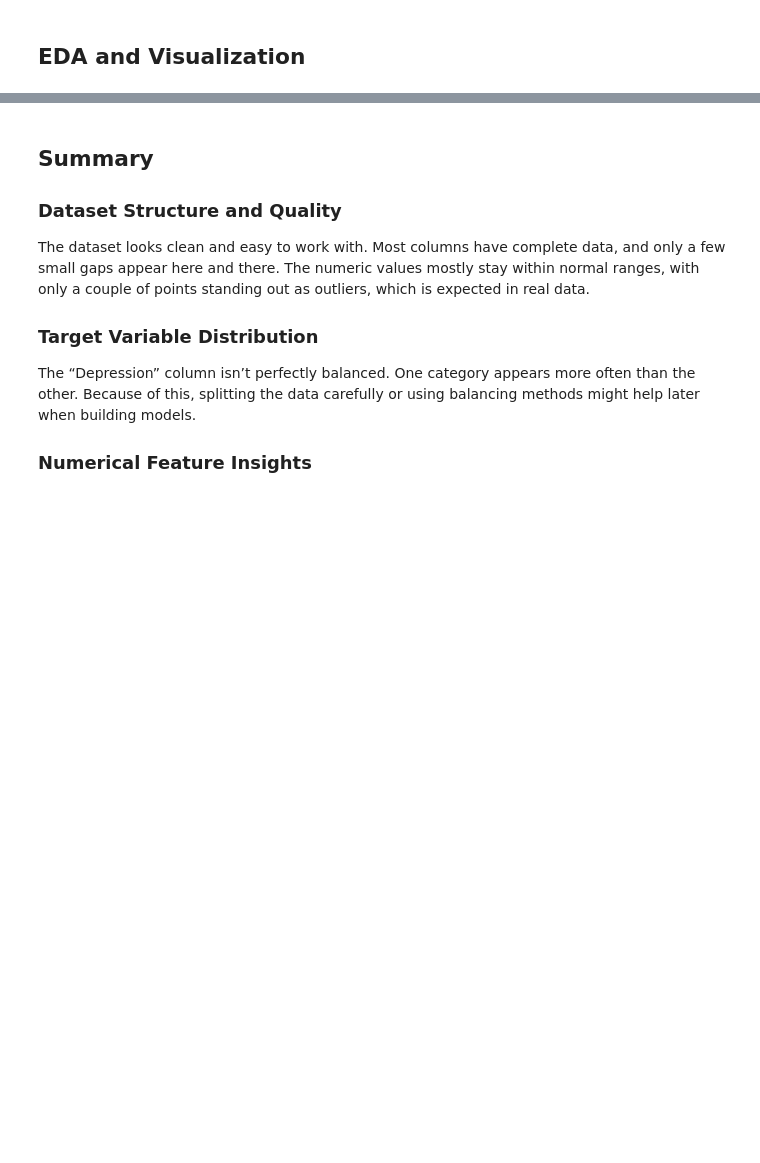
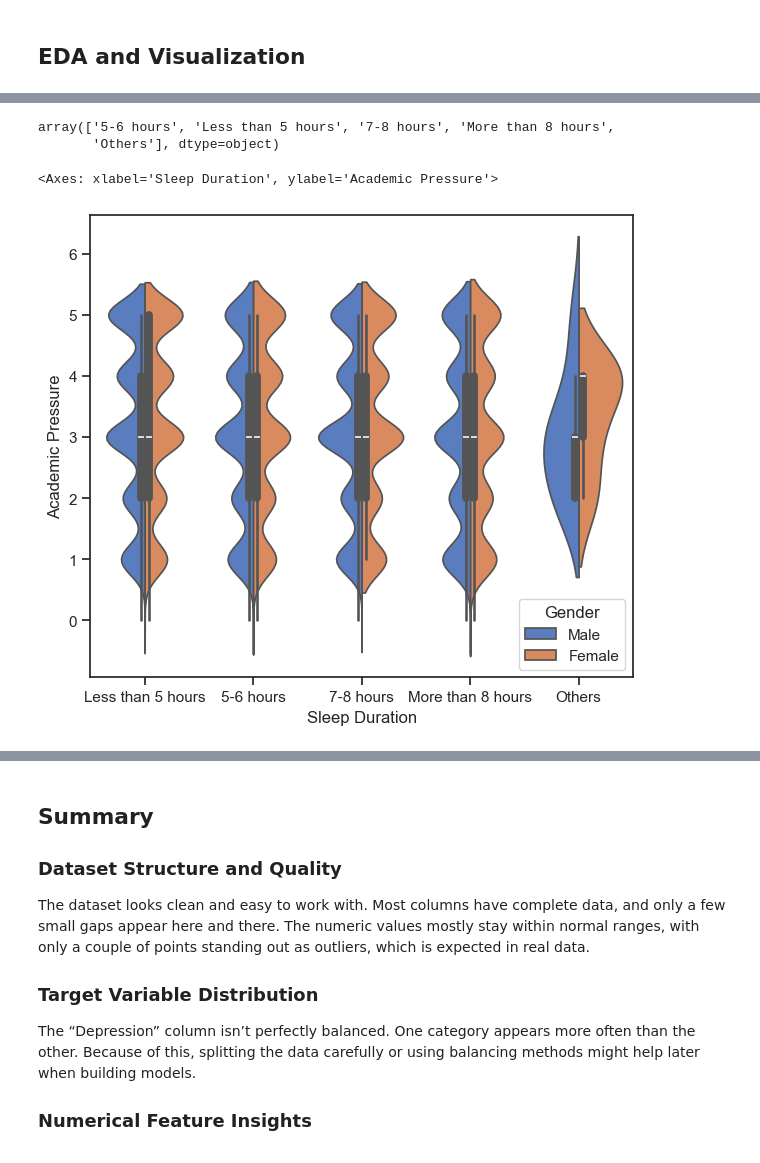
Before and after one commit to sumeet-016/Students-Depression-Project, a Jupyter notebook: EDA.ipynb, the cells around one changed output, grey strips where cells are left out. Saved outputs shown, nothing was run; the diff lists cells and outputs as text; code cells hidden in the pictures; blank space fills up the shorter version.

```diff
--- a/EDA.ipynb
+++ b/EDA.ipynb
@@ -114,0 +131,16 @@ categorical_cols = data.select_dtypes(include=['object']).columns.tolist()
+# %%
+data['Sleep Duration'].unique()
+# %% [output]
+array(['5-6 hours', 'Less than 5 hours', '7-8 hours', 'More than 8 hours',
+       'Others'], dtype=object)
+# %%
+order = ["Less than 5 hours", "5-6 hours", "7-8 hours", "More than 8 hours", "Others"]
+
+plt.figure(figsize=(7, 6))
+sns.violinplot(data=data, x='Sleep Duration',
+               y='Academic Pressure', hue='Gender',
+               split=True, order=order,
+               palette='muted')
+# %% [output]
+<Axes: xlabel='Sleep Duration', ylabel='Academic Pressure'>
+[figure, added]
```
Also changed, not shown: parts of 8 cells of this notebook.
